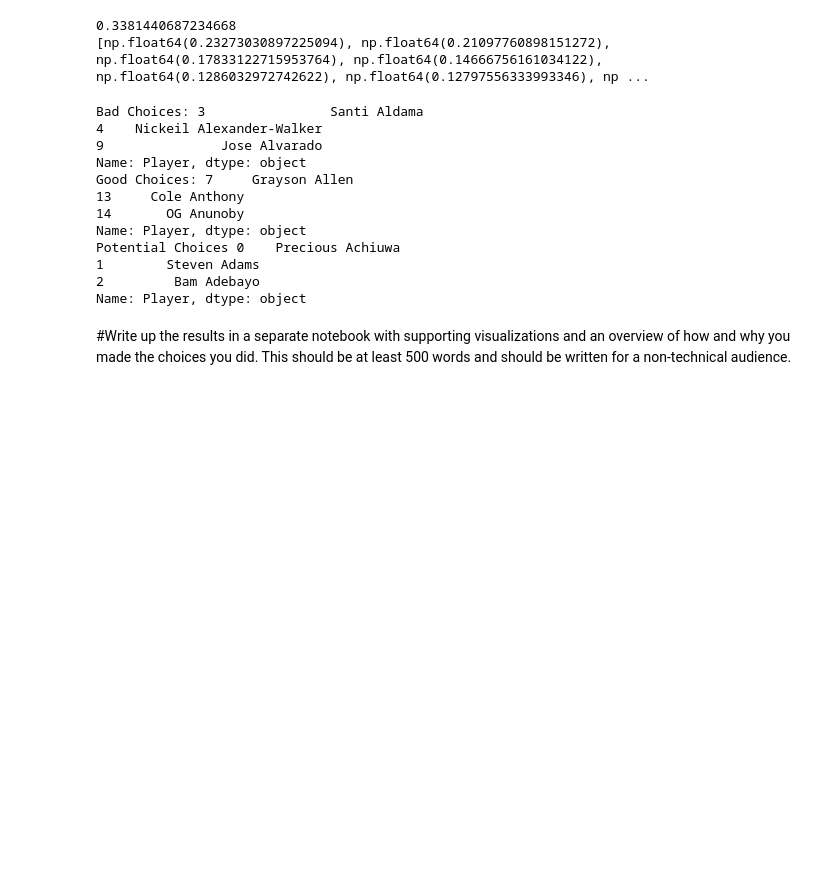
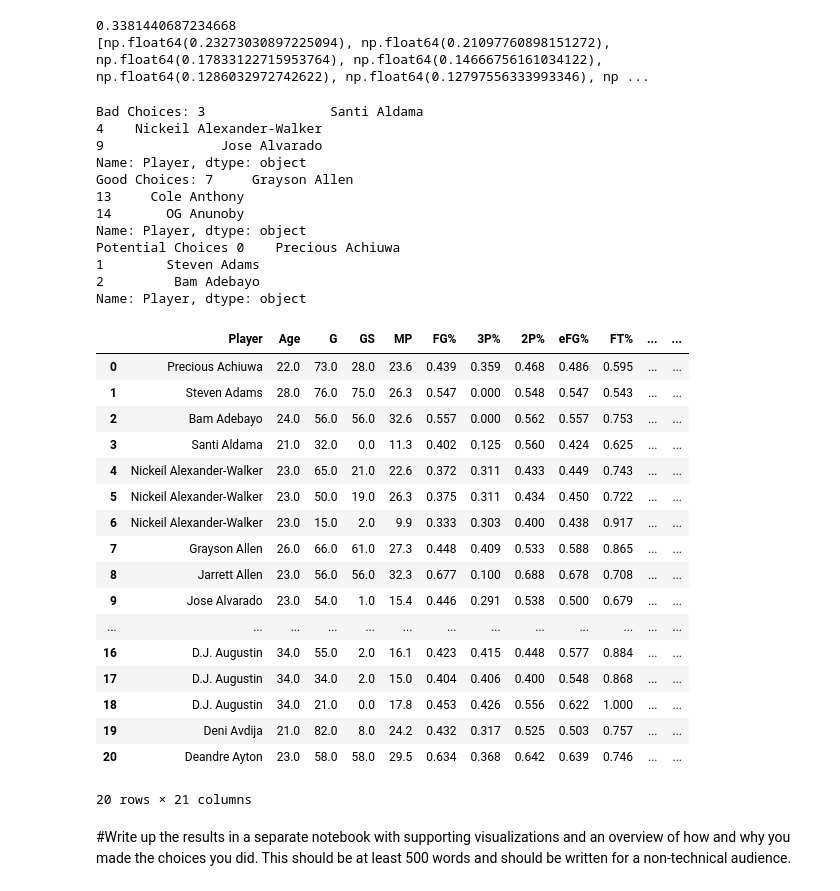
Before and after one commit to stefanregalia/DS-3021, a Jupyter notebook: 10_kMeans Clustering/Lab-Clustering.ipynb, the cells around one changed output. Cells and saved outputs as stored; diff of their text form; code cells hidden in the pictures; blank space fills up the shorter version.

```diff
--- a/10_kMeans Clustering/Lab-Clustering.ipynb
+++ b/10_kMeans Clustering/Lab-Clustering.ipynb
@@ -253,33 +253,53 @@ bad_choices = nba_final_data[nba_final_data["Cluster"] == 0]
 good_choices = nba_final_data[nba_final_data["Cluster"] == 1]
 
 potential_choices = nba_final_data[nba_final_data["Cluster"] == 2]
 
 # Dropping duplicate players
 
 bad_choices = bad_choices.drop_duplicates(subset="Player")
 
 good_choices = good_choices.drop_duplicates(subset="Player")
 
 potential_choices = potential_choices.drop_duplicates(subset="Player")
 
 # Printing 3 players for each category
 
 print("Bad Choices:", bad_choices["Player"].head(3))
 print("Good Choices:", good_choices["Player"].head(3))
 print("Potential Choices", potential_choices["Player"].head(3))
+
+nba_final_data.head(20)
 # %% [output]
 Bad Choices: 3                Santi Aldama
 4    Nickeil Alexander-Walker
 9               Jose Alvarado
 Name: Player, dtype: object
 Good Choices: 7     Grayson Allen
 13     Cole Anthony
 14       OG Anunoby
 Name: Player, dtype: object
 Potential Choices 0    Precious Achiuwa
 1        Steven Adams
 2         Bam Adebayo
 Name: Player, dtype: object
+|  | Player | Age | G | GS | MP | FG% | 3P% | 2P% | eFG% | FT% | ... | ... |
+| 0 | Precious Achiuwa | 22.0 | 73.0 | 28.0 | 23.6 | 0.439 | 0.359 | 0.468 | 0.486 | 0.595 | ... | ... |
+| 1 | Steven Adams | 28.0 | 76.0 | 75.0 | 26.3 | 0.547 | 0.000 | 0.548 | 0.547 | 0.543 | ... | ... |
+| 2 | Bam Adebayo | 24.0 | 56.0 | 56.0 | 32.6 | 0.557 | 0.000 | 0.562 | 0.557 | 0.753 | ... | ... |
+| 3 | Santi Aldama | 21.0 | 32.0 | 0.0 | 11.3 | 0.402 | 0.125 | 0.560 | 0.424 | 0.625 | ... | ... |
+| 4 | Nickeil Alexander-Walker | 23.0 | 65.0 | 21.0 | 22.6 | 0.372 | 0.311 | 0.433 | 0.449 | 0.743 | ... | ... |
+| 5 | Nickeil Alexander-Walker | 23.0 | 50.0 | 19.0 | 26.3 | 0.375 | 0.311 | 0.434 | 0.450 | 0.722 | ... | ... |
+| 6 | Nickeil Alexander-Walker | 23.0 | 15.0 | 2.0 | 9.9 | 0.333 | 0.303 | 0.400 | 0.438 | 0.917 | ... | ... |
+| 7 | Grayson Allen | 26.0 | 66.0 | 61.0 | 27.3 | 0.448 | 0.409 | 0.533 | 0.588 | 0.865 | ... | ... |
+| 8 | Jarrett Allen | 23.0 | 56.0 | 56.0 | 32.3 | 0.677 | 0.100 | 0.688 | 0.678 | 0.708 | ... | ... |
+| 9 | Jose Alvarado | 23.0 | 54.0 | 1.0 | 15.4 | 0.446 | 0.291 | 0.538 | 0.500 | 0.679 | ... | ... |
+| ... | ... | ... | ... | ... | ... | ... | ... | ... | ... | ... | ... | ... |
+| 16 | D.J. Augustin | 34.0 | 55.0 | 2.0 | 16.1 | 0.423 | 0.415 | 0.448 | 0.577 | 0.884 | ... | ... |
+| 17 | D.J. Augustin | 34.0 | 34.0 | 2.0 | 15.0 | 0.404 | 0.406 | 0.400 | 0.548 | 0.868 | ... | ... |
+| 18 | D.J. Augustin | 34.0 | 21.0 | 0.0 | 17.8 | 0.453 | 0.426 | 0.556 | 0.622 | 1.000 | ... | ... |
+| 19 | Deni Avdija | 21.0 | 82.0 | 8.0 | 24.2 | 0.432 | 0.317 | 0.525 | 0.503 | 0.757 | ... | ... |
+| 20 | Deandre Ayton | 23.0 | 58.0 | 58.0 | 29.5 | 0.634 | 0.368 | 0.642 | 0.639 | 0.746 | ... | ... |
+20 rows × 21 columns
 # %% [markdown]
 #Write up the results in a separate notebook with supporting visualizations and
 an overview of how and why you made the choices you did. This should be at least
```
